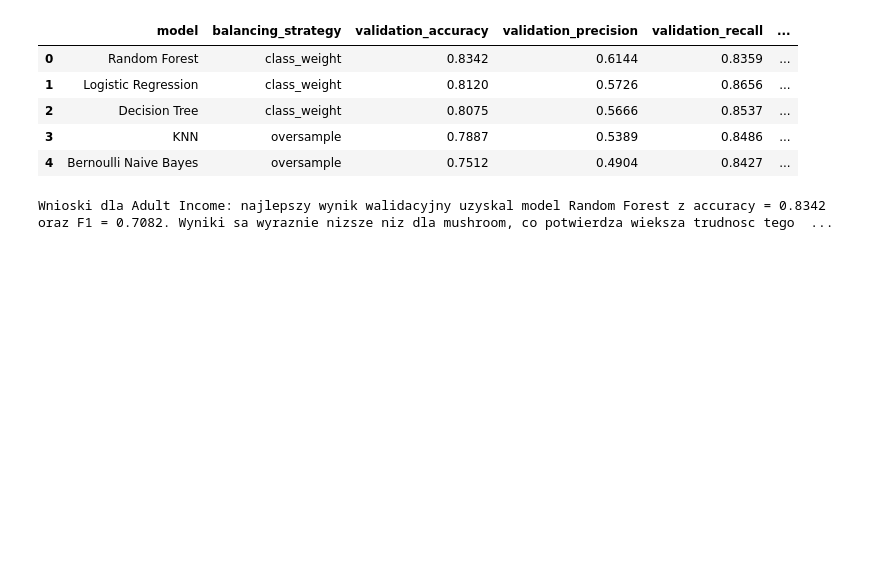
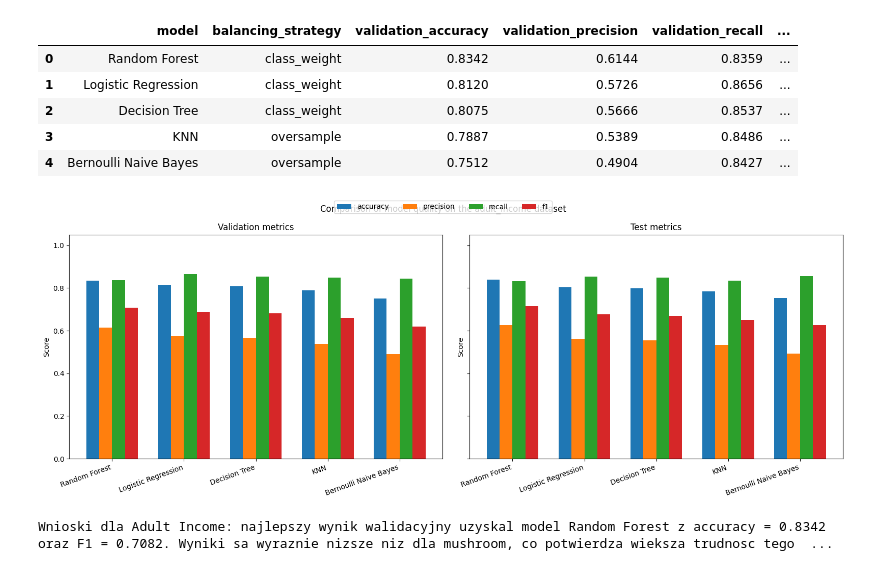
Before and after one commit to KacperKukula/kkksm-machine-learning, a Jupyter notebook: kkksm_mushrooms_datebase/00_data_preprocessing_and_balance.ipynb, the cells around one changed output. Cells and saved outputs as stored; diff of their text form; code cells hidden in the pictures; blank space fills up the shorter version.

```diff
--- a/kkksm_mushrooms_datebase/00_data_preprocessing_and_balance.ipynb
+++ b/kkksm_mushrooms_datebase/00_data_preprocessing_and_balance.ipynb
@@ -395,6 +334,10 @@ adult_results_df
 | 2 | Decision Tree | class_weight | 0.8075 | 0.5666 | 0.8537 | ... |
 | 3 | KNN | oversample | 0.7887 | 0.5389 | 0.8486 | ... |
 | 4 | Bernoulli Naive Bayes | oversample | 0.7512 | 0.4904 | 0.8427 | ... |
+# %%
+plot_model_comparison(adult_results_df, dataset_name="adult_income")
+# %% [output]
+[figure, added]
 # %%
 adult_best_row = adult_results_df.iloc[0]
 print(
```
Also changed, not shown: parts of 27 cells of this notebook, 15 other files.
